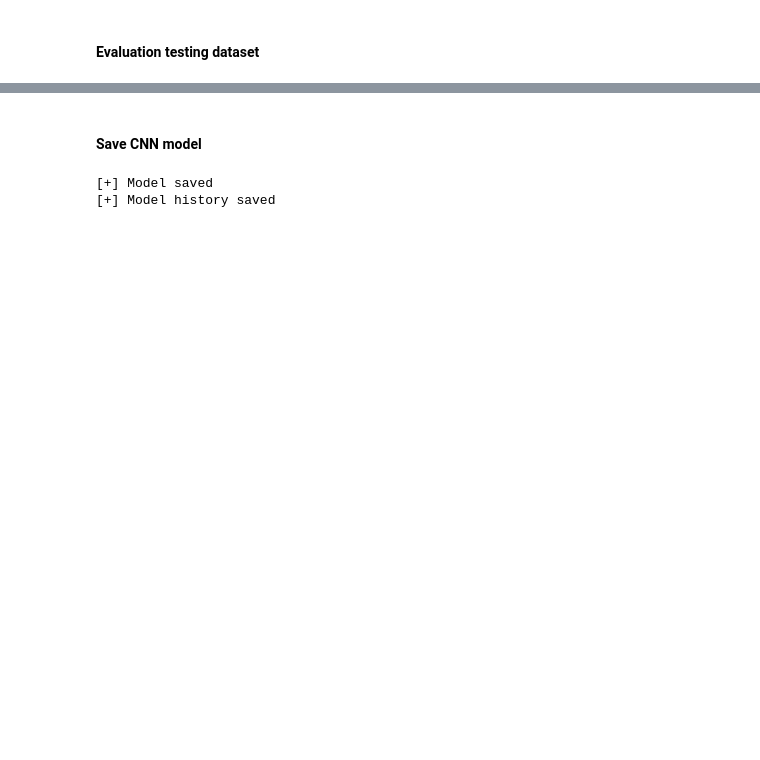
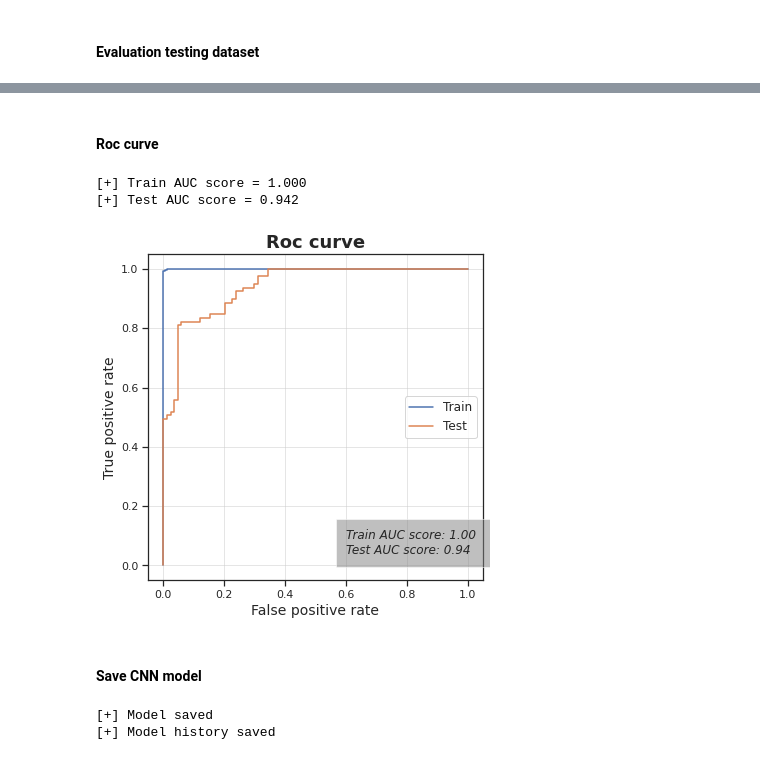
Before and after one commit to fernandoherran/master-thesis, a Jupyter notebook: Notebooks/4_CNN_creation.ipynb, the cells around one changed output, grey strips where cells are left out. Drawn from its saved outputs; the diff is of its cells as text; code cells hidden in the pictures; blank space fills up the shorter version.

```diff
--- a/Notebooks/4_CNN_creation.ipynb
+++ b/Notebooks/4_CNN_creation.ipynb
@@ -391,3 +341,13 @@ get_evaluation(true_labels, predicted_labels)
+# %% [markdown]
+#### Roc curve
+# %%
+plot_roc_curve(model,
+               train_dataset, test_dataset, train_true_labels, test_true_labels,
+               save_fig = path + 'Results/figures/roc_curve.png')
+# %% [output]
+[+] Train AUC score = 1.000
+[+] Test AUC score = 0.942
+[figure, added]
 # %% [markdown]
 #### Save CNN model
 # %%
```
Also changed, not shown: parts of 85 cells of this notebook, 34 other files.
